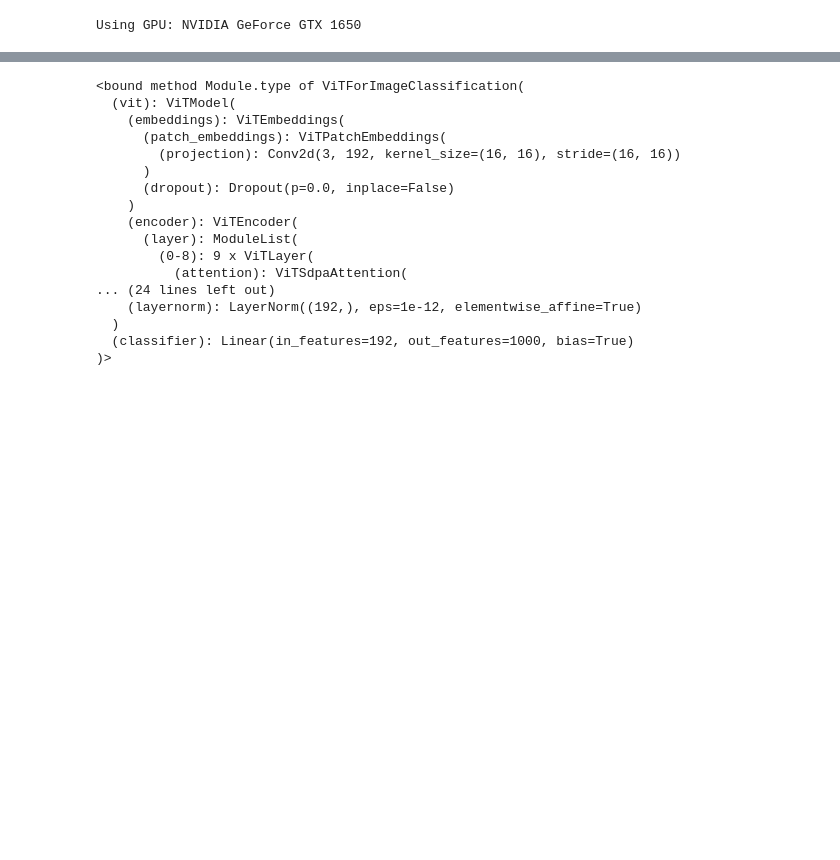
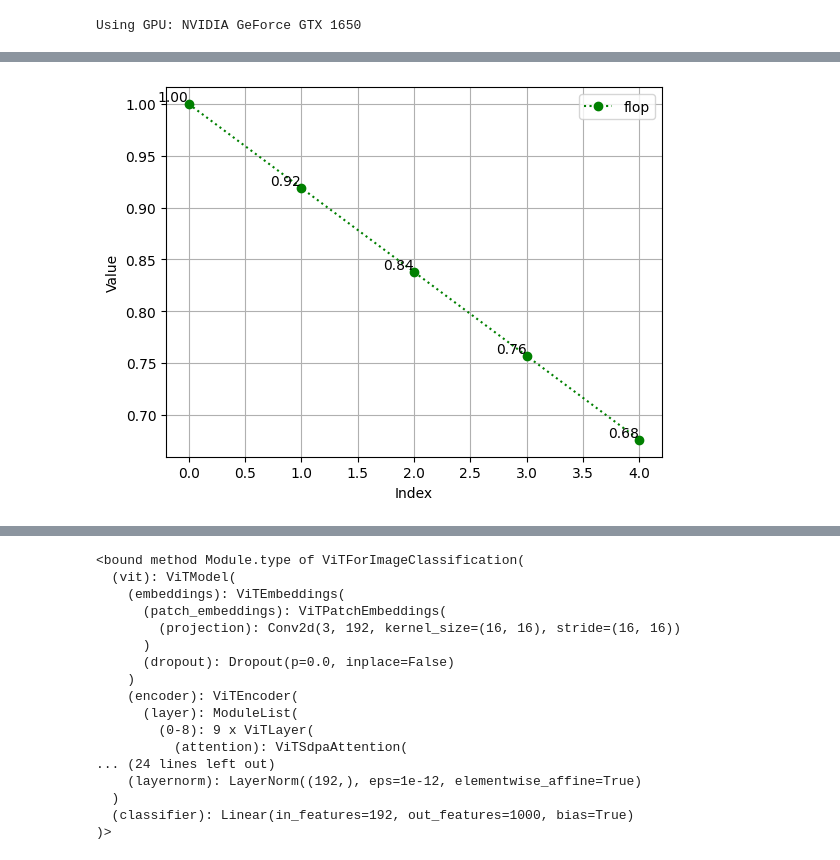
Before and after one commit to shivamgcodes/Pruning-via-Merging, a Jupyter notebook: visual_encodders/my_pipeline.ipynb, the cells around one changed output, grey strips where cells are left out. Cells and saved outputs as stored; diff of their text form; code cells hidden in the pictures; blank space fills up the shorter version.

```diff
--- a/visual_encodders/my_pipeline.ipynb
+++ b/visual_encodders/my_pipeline.ipynb
@@ -913,0 +1107,18 @@ plt.show()
+# %%
+
+#vit_msn_base
+#flop
+flop_count_list = [x/flop_count_list[0] for x in flop_count_list]
+plt.plot(flop_count_list, color='green', linestyle=':', marker='o', label = 'flop')  # color, dotted line, and dots for points
+
+for i, value in enumerate(flop_count_list):
+    plt.text(i, value, f"{value:.2f}", ha='right', va='bottom', fontsize=10)
+plt.xlabel('Index')
+plt.ylabel('Value')
+
+plt.grid(True)
+plt.legend()
+plt.show()
+#the best model will have a score of zero
+# %% [output]
+[figure, added]
```
Also changed, not shown: parts of 20 cells of this notebook, 9 other files.
